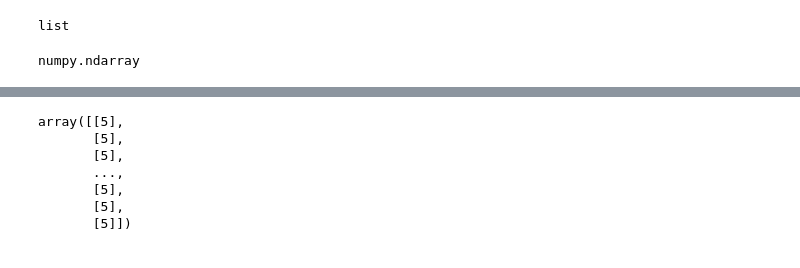
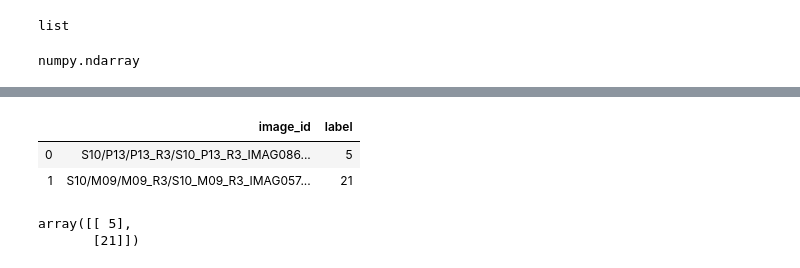
Before and after one commit to celinezhang2019/serengeti, a Jupyter notebook: data_prepare.ipynb, the cells around one changed output, grey strips where cells are left out. Drawn from its saved outputs; the diff is of its cells as text; code cells hidden in the pictures.

```diff
--- a/data_prepare.ipynb
+++ b/data_prepare.ipynb
@@ -118,0 +140,13 @@ import random
+# %%
+imglist = df['image_id'].tolist()
+path = '/root/data/'
+
+count = 0
+nonelist = []
+for img_name in imglist:
+    img_path = path + img_name
+    try:
+        img = image.load_img(img_path)
+        count+=1
+    except:
+        nonelist.append(img_name)
@@ -118,0 +204,2 @@ import random
+# %%
+df1=df[~df.image_id.isin(nonelist)]
@@ -118,0 +210,4 @@ import random
+# %%
+train_df, validate_df = train_test_split(df1, test_size=0.20, random_state=523)
+train_df = train_df.reset_index(drop=True)
+validate_df = validate_df.reset_index(drop=True)
@@ -205,13 +303,14 @@ Y_train.shape
+# %%
+train_df[:2]
+# %% [output]
+|  | image_id | label |
+| 0 | S10/P13/P13_R3/S10_P13_R3_IMAG086... | 5 |
+| 1 | S10/M09/M09_R3/S10_M09_R3_IMAG057... | 21 |
 # %%
-Y_train
+Y_train[:2]
 # %% [output]
-array([[5],
-       [5],
-       [5],
-       ...,
-       [5],
-       [5],
-       [5]])
+array([[ 5],
+       [21]])
 # %%
 import numpy as np
 import pandas as pd
```
Also changed, not shown: parts of 46 cells of this notebook.
